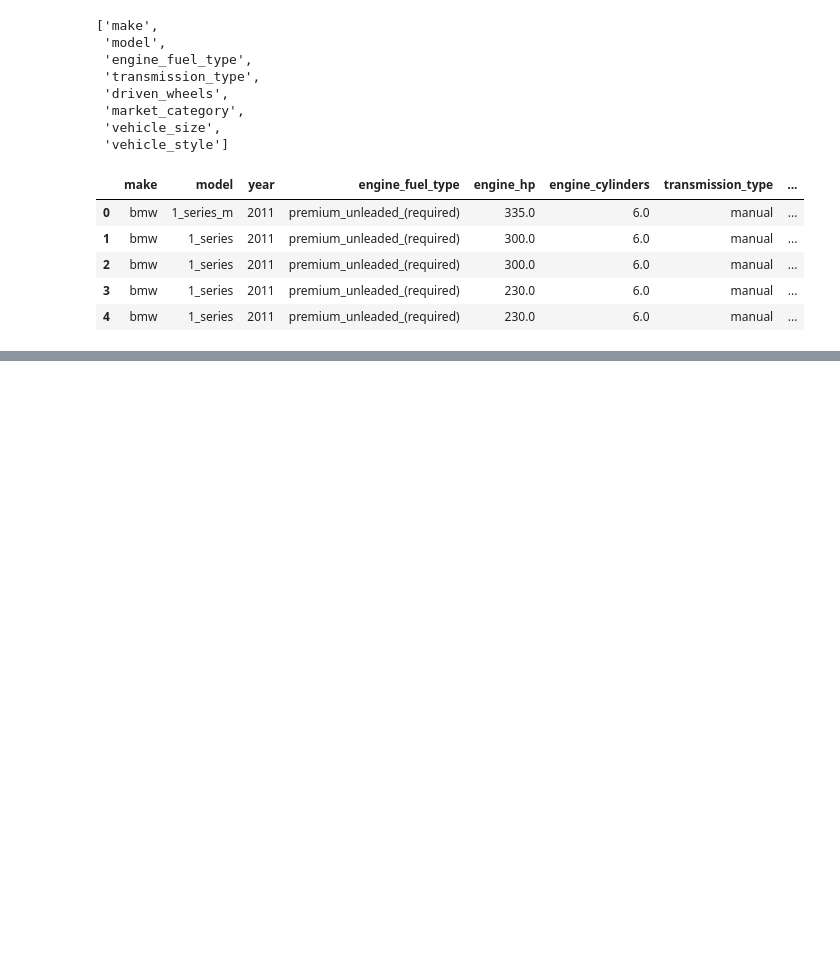
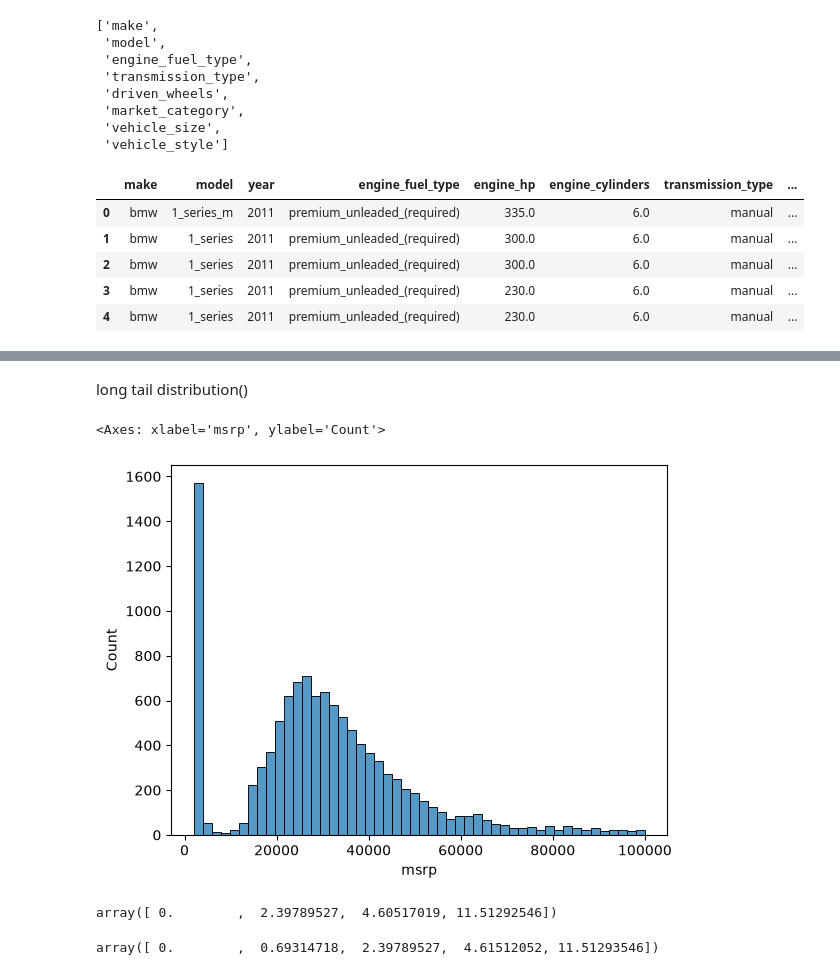
Before and after one commit to orange4433/machine-learning-zoomcamp-homework, a Jupyter notebook: 02-car/note.ipynb, the cells around one changed output, grey strips where cells are left out. Cells and saved outputs as stored; diff of their text form; code cells hidden in the pictures; blank space fills up the shorter version.

```diff
--- a/02-car/note.ipynb
+++ b/02-car/note.ipynb
@@ -72,0 +125,15 @@ df.head()
+# %% [markdown]
+long tail distribution()
+# %%
+sns.histplot(df.msrp[df.msrp<100000],bins=50)
+# %% [output]
+<Axes: xlabel='msrp', ylabel='Count'>
+[figure, added]
+# %%
+np.log([0+1,10+1,100,100000])
+# %% [output]
+array([ 0.        ,  2.39789527,  4.60517019, 11.51292546])
+# %%
+np.log1p([0,1,10,100,100000])
+# %% [output]
+array([ 0.        ,  0.69314718,  2.39789527,  4.61512052, 11.51293546])
```
Also changed, not shown: parts of 85 cells of this notebook.
